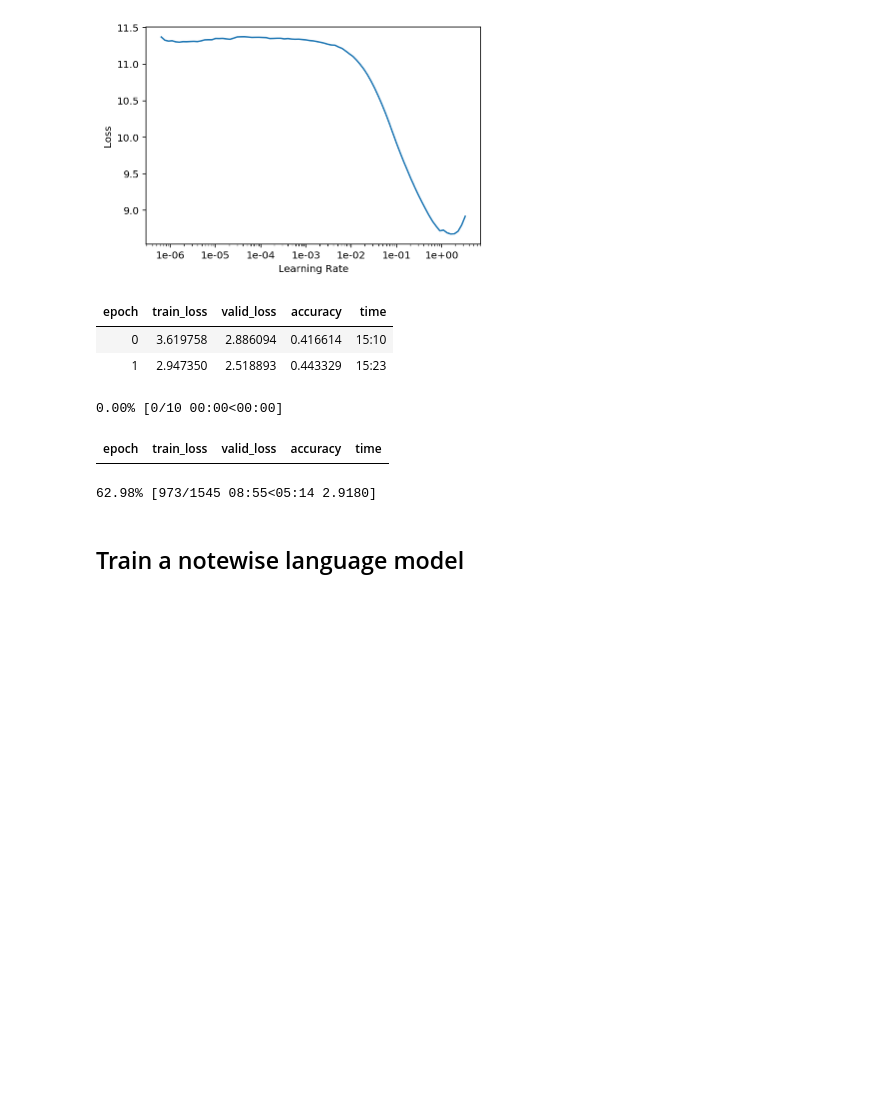
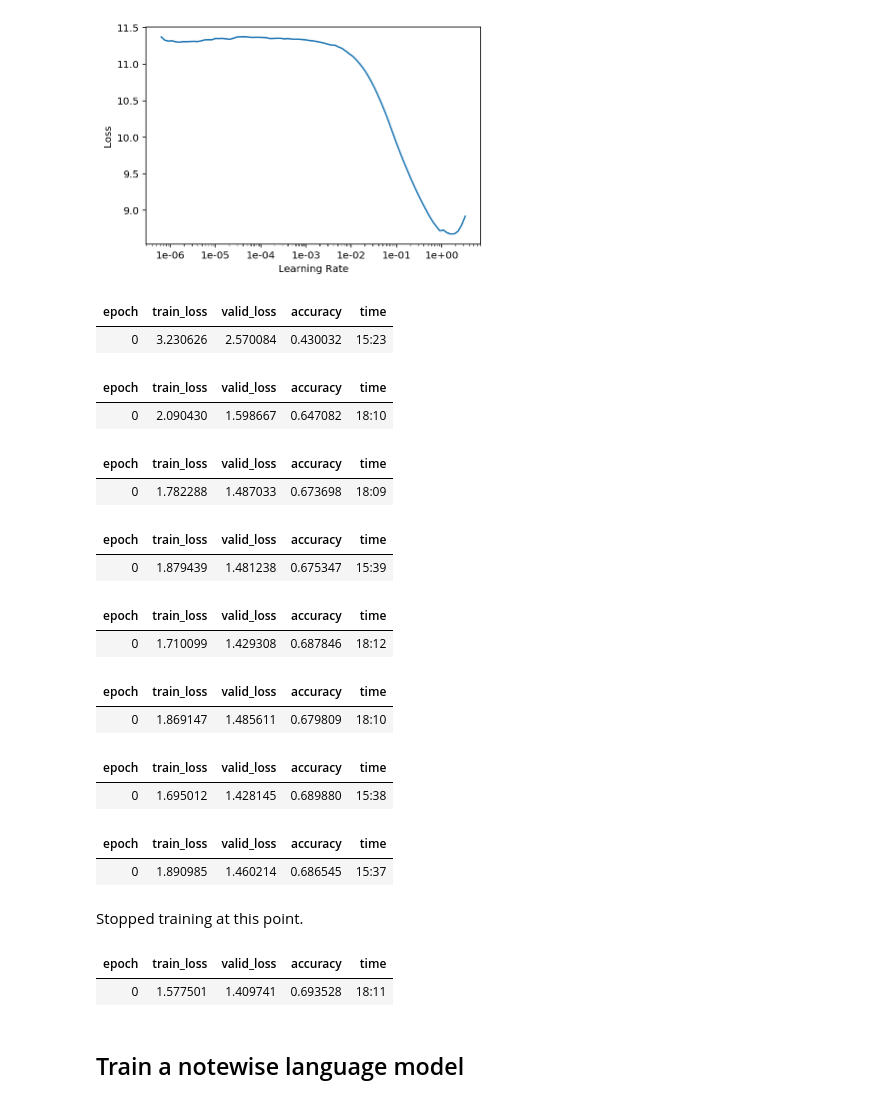
Before and after one commit to MissMuffin/music_language_model, a Jupyter notebook: notebooks/music_lm_training_collab.ipynb, the cells around one changed output. Drawn from its saved outputs; the diff is of its cells as text; code cells hidden in the pictures; blank space fills up the shorter version.

```diff
--- a/notebooks/music_lm_training_collab.ipynb
+++ b/notebooks/music_lm_training_collab.ipynb
@@ -203,9 +212,38 @@ LR Finder is complete, type {learner_name}.recorder.plot() to see the graph.
 # %%
 # run training
 # See https://docs.fast.ai/callbacks.one_cycle.html#What-is-1cycle?
 # https://forums.fast.ai/t/why-do-we-need-to-unfreeze-the-learner-everytime-before-retarining-even-if-learn-fit-one-cycle-works-fine-without-learn-unfreeze/41614/5
-learner_chordwise.fit_one_cycle(2, 1e-01)
+learner_chordwise.fit_one_cycle(1, 1e-01)
 # %% [output]
 | epoch | train_loss | valid_loss | accuracy | time |
-| 0 | 3.619758 | 2.886094 | 0.416614 | 15:10 |
-| 1 | 2.947350 | 2.518893 | 0.443329 | 15:23 |
+| 0 | 3.230626 | 2.570084 | 0.430032 | 15:23 |
+# %%
+learner_chordwise.unfreeze()
+learner_chordwise.fit_one_cycle(1, 1e-03)
+# %% [output]
+| epoch | train_loss | valid_loss | accuracy | time |
+| 0 | 2.090430 | 1.598667 | 0.647082 | 18:10 |
+# %%
+learner_chordwise.unfreeze()
+learner_chordwise.fit_one_cycle(1, 1e-03)
+# %% [output]
+| epoch | train_loss | valid_loss | accuracy | time |
+| 0 | 1.782288 | 1.487033 | 0.673698 | 18:09 |
+# %%
+learner_chordwise.freeze()
+learner_chordwise.fit_one_cycle(1, 1e-03)
+# %% [output]
+| epoch | train_loss | valid_loss | accuracy | time |
+| 0 | 1.879439 | 1.481238 | 0.675347 | 15:39 |
+# %%
+learner_chordwise.unfreeze()
+learner_chordwise.fit_one_cycle(1, 1e-03)
+# %% [output]
+| epoch | train_loss | valid_loss | accuracy | time |
+| 0 | 1.710099 | 1.429308 | 0.687846 | 18:12 |
+# %%
+learner_chordwise.unfreeze()
+learner_chordwise.fit_one_cycle(1, 1e-02)
+# %% [output]
+| epoch | train_loss | valid_loss | accuracy | time |
+| 0 | 1.869147 | 1.485611 | 0.679809 | 18:10 |
@@ -212,6 +252,14 @@ learner_chordwise.fit_one_cycle(2, 1e-01)
+# %%
+learner_chordwise.freeze()
+learner_chordwise.fit_one_cycle(1, 1e-02)
+# %% [output]
+| epoch | train_loss | valid_loss | accuracy | time |
+| 0 | 1.695012 | 1.428145 | 0.689880 | 15:38 |
 # %%
-learner_chordwise.fit_one_cycle(10, 1e-01)
+learner_chordwise.freeze()
+learner_chordwise.fit_one_cycle(1, 1e-01)
 # %% [output]
-0.00% [0/10 00:00<00:00]
 | epoch | train_loss | valid_loss | accuracy | time |
+| 0 | 1.890985 | 1.460214 | 0.686545 | 15:37 |
-62.98% [973/1545 08:55<05:14 2.9180]
+# %% [markdown]
+Stopped training at this point.
@@ -217,0 +268,6 @@ learner_chordwise.fit_one_cycle(10, 1e-01)
+# %%
+learner_chordwise.unfreeze()
+learner_chordwise.fit_one_cycle(1, 1e-04)
+# %% [output]
+| epoch | train_loss | valid_loss | accuracy | time |
+| 0 | 1.577501 | 1.409741 | 0.693528 | 18:11 |
```
Also changed, not shown: parts of 21 cells of this notebook.
